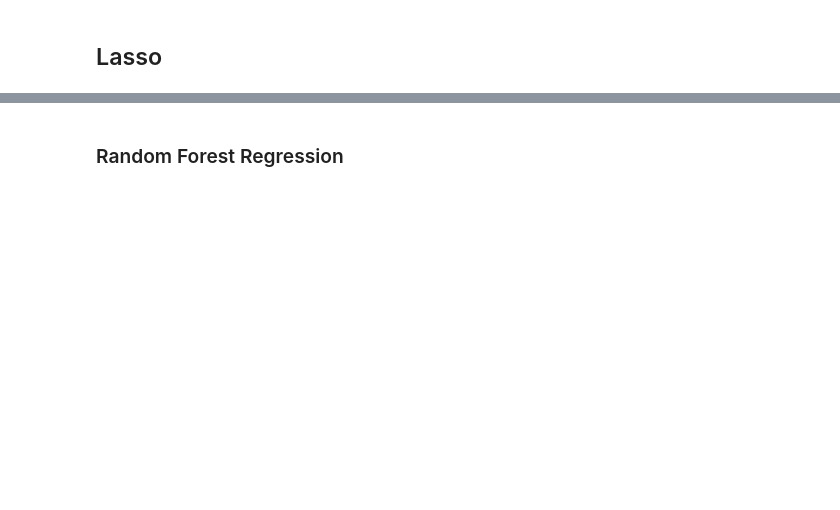
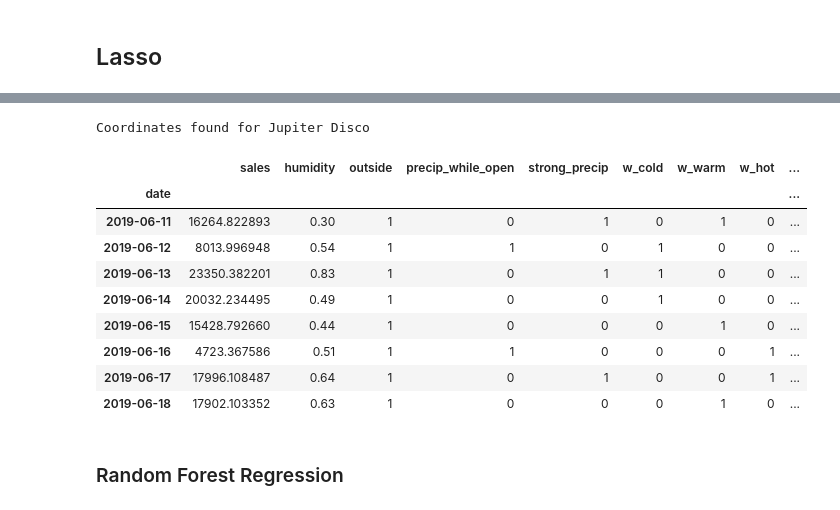
Before and after one commit to maks-p/restaurant_sales_forecasting, a Jupyter notebook: baseline_linear.ipynb, the cells around one changed output, grey strips where cells are left out. Cells and saved outputs as stored; diff of their text form; code cells hidden in the pictures; blank space fills up the shorter version.

```diff
--- a/baseline_linear.ipynb
+++ b/baseline_linear.ipynb
@@ -632,7 +822,7 @@ moclus_2  -->  -525.3303903773852
 # %%
 def lasso_model(X_train, y_train):
 
-    lassoReg = Lasso(fit_intercept=True, alpha=0.0001)
+    lassoReg = Lasso(fit_intercept=True, alpha=0.05)
     lasso_rgr = lassoReg.fit(X_train,y_train)
 
     return lasso_rgr
@@ -716,3 +851,18 @@ Coordinates found for Jupiter Disco
+# %%
+this_week = predict_df(lasso_rgr, X_train, pd.datetime.now().date() + pd.DateOffset(-temp_delta_window), pd.datetime.now().date() + pd.DateOffset(6))
+this_week[temp_delta_window-1:]
+# %% [output]
+Coordinates found for Jupiter Disco
+|  | sales | humidity | outside | precip_while_open | strong_precip | w_cold | w_warm | w_hot | ... |
+| date |  |  |  |  |  |  |  |  | ... |
+| 2019-06-11 | 16264.822893 | 0.30 | 1 | 0 | 1 | 0 | 1 | 0 | ... |
+| 2019-06-12 | 8013.996948 | 0.54 | 1 | 1 | 0 | 1 | 0 | 0 | ... |
+| 2019-06-13 | 23350.382201 | 0.83 | 1 | 0 | 1 | 1 | 0 | 0 | ... |
+| 2019-06-14 | 20032.234495 | 0.49 | 1 | 0 | 0 | 1 | 0 | 0 | ... |
+| 2019-06-15 | 15428.792660 | 0.44 | 1 | 0 | 0 | 0 | 1 | 0 | ... |
+| 2019-06-16 | 4723.367586 | 0.51 | 1 | 1 | 0 | 0 | 0 | 1 | ... |
+| 2019-06-17 | 17996.108487 | 0.64 | 1 | 0 | 1 | 0 | 0 | 1 | ... |
+| 2019-06-18 | 17902.103352 | 0.63 | 1 | 0 | 0 | 0 | 1 | 0 | ... |
 # %% [markdown]
 ### Random Forest Regression
 # %%
```
Also changed, not shown: parts of 65 cells of this notebook, 3 other files.
